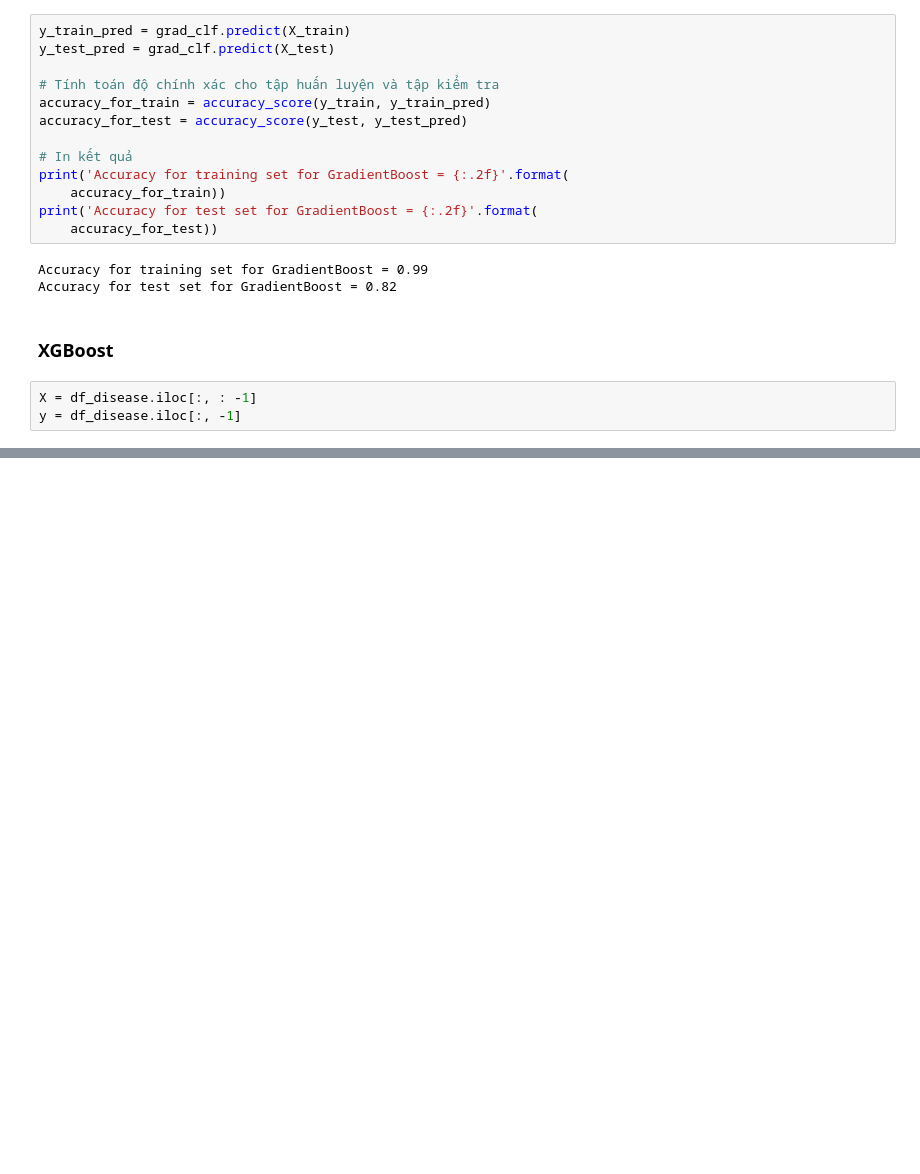
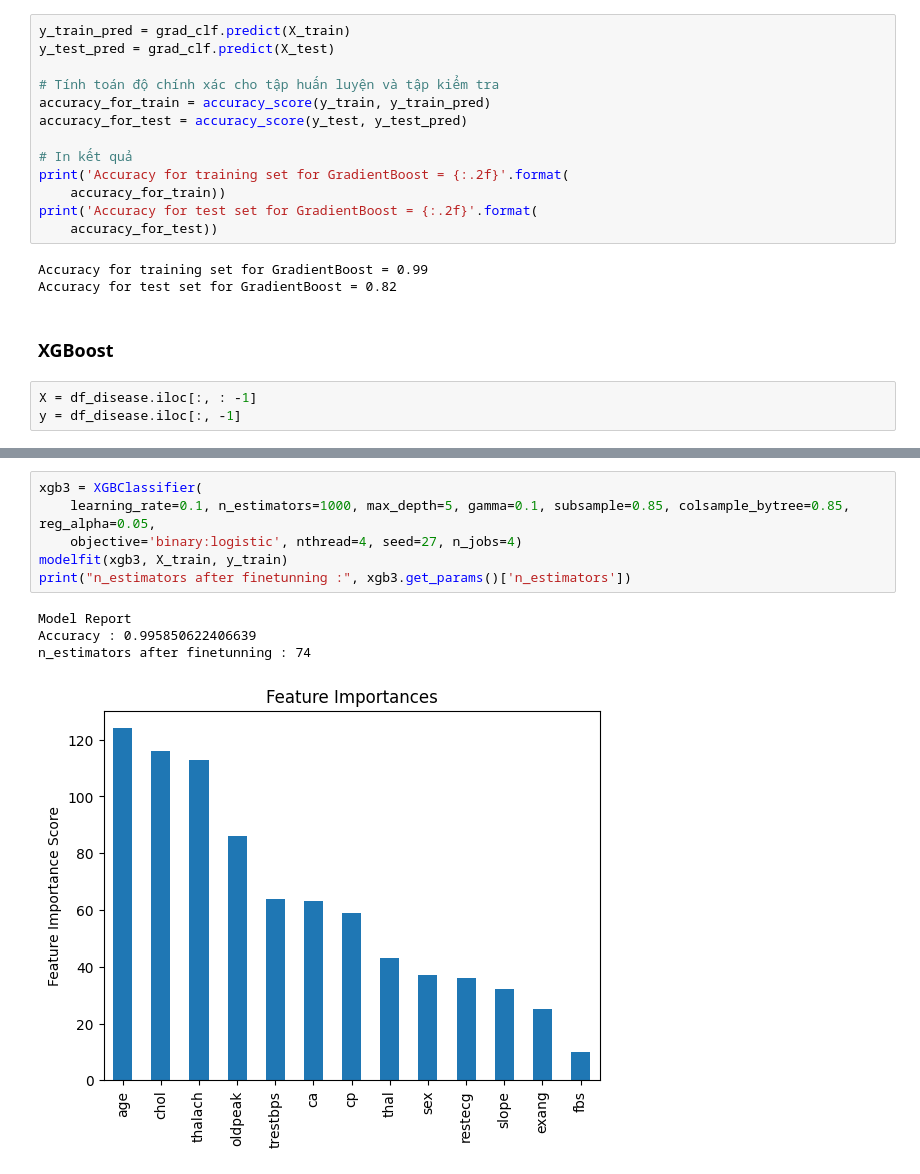
Before and after one commit to T-Sunm/Heart-Disease-Prediction, a Jupyter notebook: heart_desease_prediction.ipynb, the cells around one changed output, grey strips where cells are left out. Cells and saved outputs as stored; diff of their text form; blank space fills up the shorter version.

```diff
--- a/heart_desease_prediction.ipynb
+++ b/heart_desease_prediction.ipynb
@@ -395,0 +548,11 @@ Accuracy for test set for XGBoost = 0.84
+# %%
+xgb3 = XGBClassifier(
+    learning_rate=0.1, n_estimators=1000, max_depth=5, gamma=0.1, subsample=0.85, colsample_bytree=0.85, reg_alpha=0.05,
+    objective='binary:logistic', nthread=4, seed=27, n_jobs=4)
+modelfit(xgb3, X_train, y_train)
+print("n_estimators after finetunning :", xgb3.get_params()['n_estimators'])
+# %% [output]
+Model Report
+Accuracy : 0.995850622406639
+n_estimators after finetunning : 74
+[figure, added]
```
Also changed, not shown: parts of 19 cells of this notebook.
